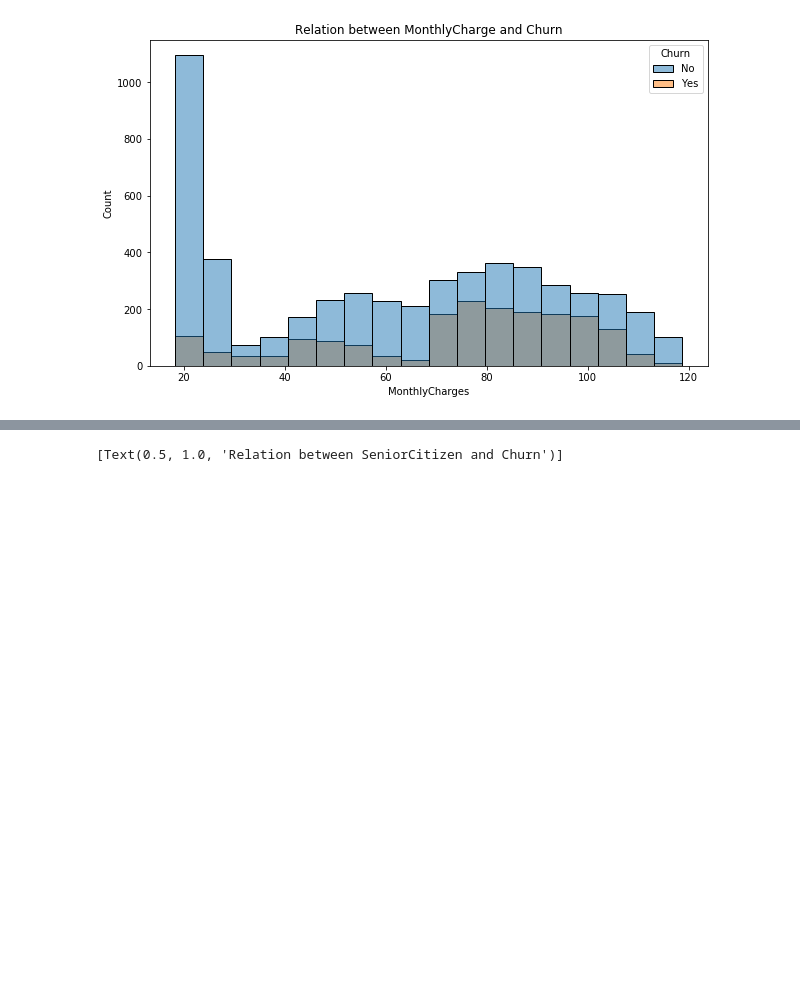
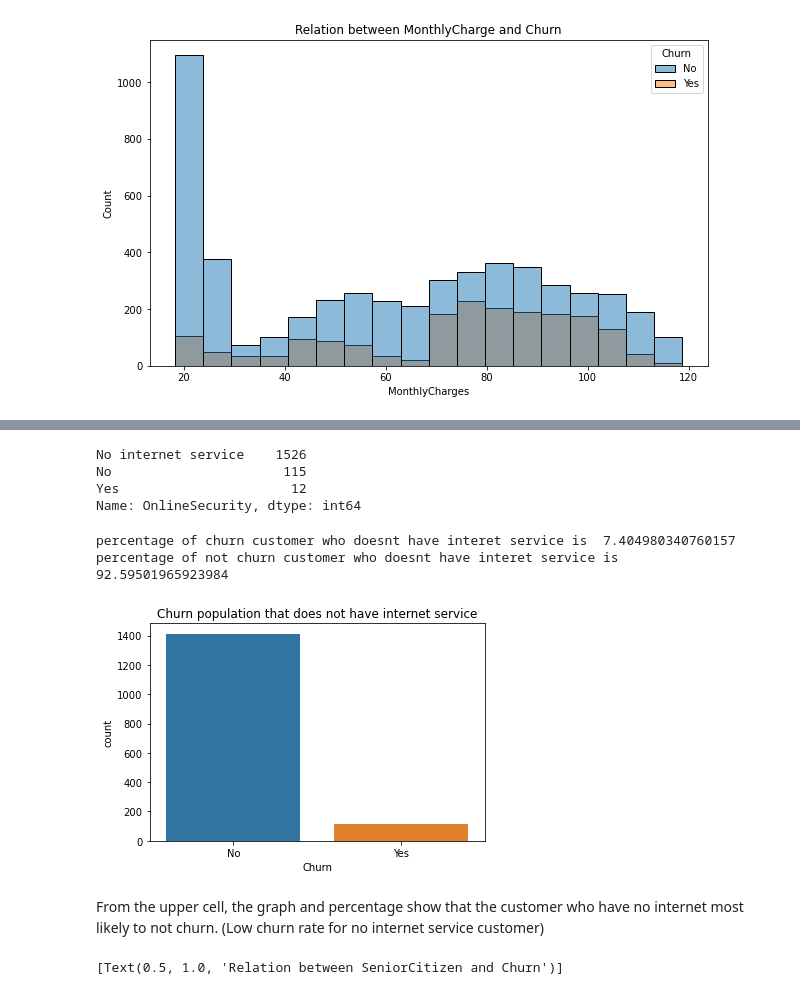
Before and after one commit to Nas-virat/Telco-Customer-Churn, a Jupyter notebook: Telco-Churn-Visualization.ipynb, the cells around one changed output, grey strips where cells are left out. Saved outputs shown, nothing was run; the diff lists cells and outputs as text; code cells hidden in the pictures; blank space fills up the shorter version.

```diff
--- a/Telco-Churn-Visualization.ipynb
+++ b/Telco-Churn-Visualization.ipynb
@@ -148,3 +190,26 @@ sns.histplot(data=df, x='MonthlyCharges', hue='Churn').set(title='Relation betwe
+# %%
+df[df['MonthlyCharges'] < 30]
+df[df['MonthlyCharges'] < 30]['OnlineSecurity'].value_counts()
+# %% [output]
+No internet service    1526
+No                      115
+Yes                      12
+Name: OnlineSecurity, dtype: int64
+# %%
+df_no_internet = df[df['OnlineSecurity'] == 'No internet service']
+sns.countplot(x='Churn', data = df_no_internet ).set(title='Churn population that does not have internet service')
+
+len_nointernet_churn = len(df_no_internet[df['Churn'] == 'Yes'])
+len_nointernet_not_churn = len(df_no_internet[df['Churn'] == 'No'])
+
+print('percentage of churn customer who doesnt have interet service is ' , len_nointernet_churn * 100/(len_nointernet_churn+len_nointernet_not_churn))
+print('percentage of not churn customer who doesnt have interet service is   ', len_nointernet_not_churn*100/(len_nointernet_churn+len_nointernet_not_churn))
+# %% [output]
+percentage of churn customer who doesnt have interet service is  7.404980340760157
+percentage of not churn customer who doesnt have interet service is    92.59501965923984
+[figure, added]
+# %% [markdown]
+From the upper cell, the graph and percentage show that the customer who have no internet most likely to not churn. (Low churn rate for no internet service customer)
 # %%
 fig = plt.figure(figsize=(10,6))
 sns.countplot(data=df, x='SeniorCitizen', hue='Churn').set(title='Relation between SeniorCitizen and Churn')
```
Also changed, not shown: parts of 55 cells of this notebook, 1 other file.
